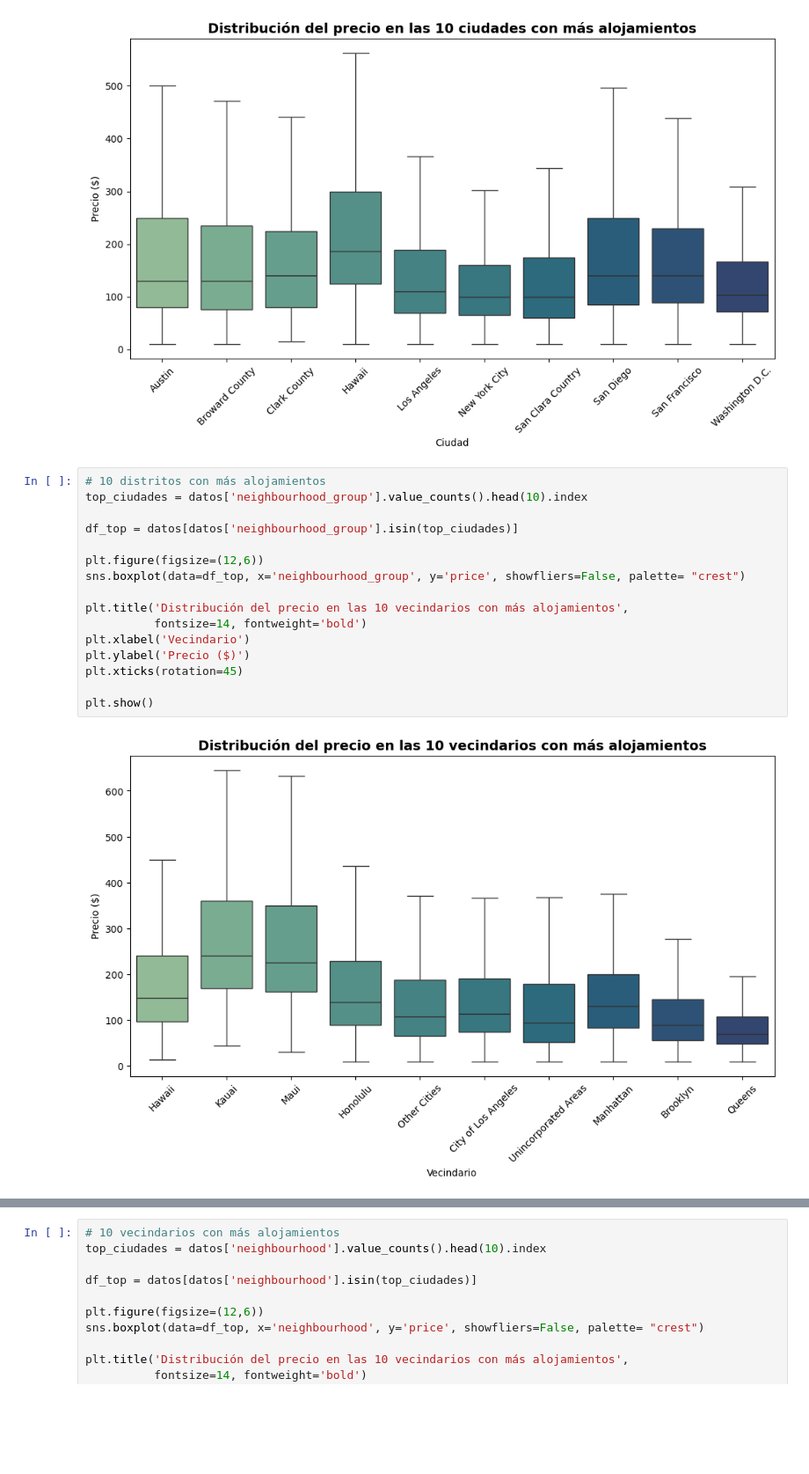
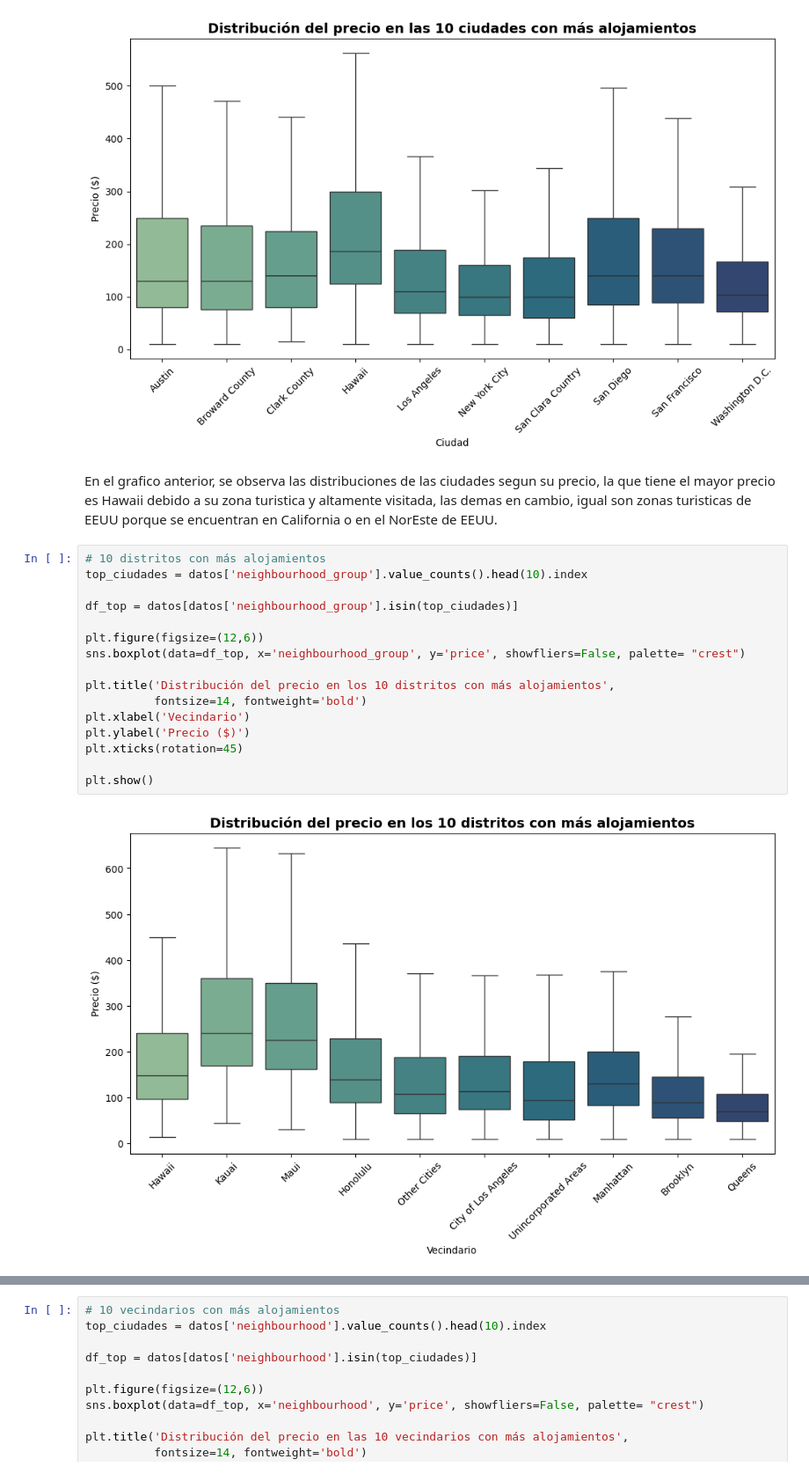
Before and after one commit to HaloReach2552/Proyecto-Data-Science-Airbnb, a Jupyter notebook: proyecto.ipynb, the cells around one changed output, grey strips where cells are left out. Shown at 88% size. Drawn from its saved outputs; the diff is of its cells as text; blank space fills up the shorter version.

```diff
--- a/proyecto.ipynb
+++ b/proyecto.ipynb
@@ -225,21 +236,23 @@ plt.xticks(rotation=45)
 plt.show()
 # %% [output]
 [figure]
+# %% [markdown]
+En el grafico anterior, se observa las distribuciones de las ciudades segun su precio, la que tiene el mayor precio es Hawaii debido a su zona turistica y altamente visitada, las demas en cambio, igual son zonas turisticas de EEUU porque se encuentran en California o en el NorEste de EEUU.
 # %%
 # 10 distritos con más alojamientos
 top_ciudades = datos['neighbourhood_group'].value_counts().head(10).index
 
 df_top = datos[datos['neighbourhood_group'].isin(top_ciudades)]
 
 plt.figure(figsize=(12,6))
 sns.boxplot(data=df_top, x='neighbourhood_group', y='price', showfliers=False, palette= "crest")
 
-plt.title('Distribución del precio en las 10 vecindarios con más alojamientos',
+plt.title('Distribución del precio en los 10 distritos con más alojamientos',
           fontsize=14, fontweight='bold')
 plt.xlabel('Vecindario')
 plt.ylabel('Precio ($)')
 plt.xticks(rotation=45)
 
 plt.show()
 # %% [output]
-[figure, old version]
+[figure, new version]
```
Also changed, not shown: parts of 18 cells of this notebook.
